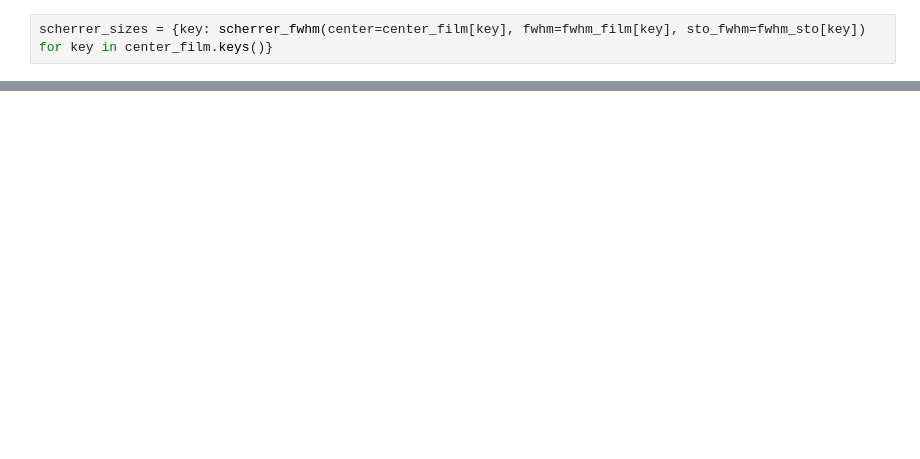
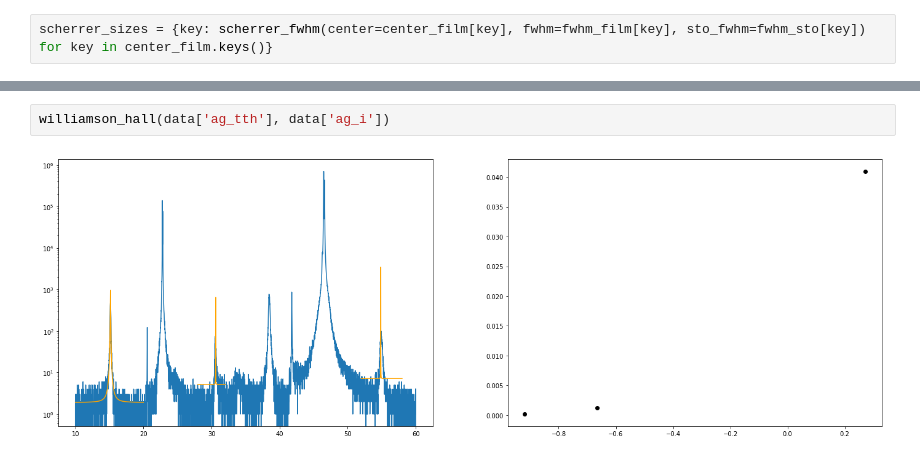
Before and after one commit to peytondmurray/YBCO, a Jupyter notebook: Workspace/Scherrer_Calculations.ipynb, the cells around one changed output, grey strips where cells are left out. Drawn from its saved outputs; the diff is of its cells as text; blank space fills up the shorter version.

```diff
--- a/Workspace/Scherrer_Calculations.ipynb
+++ b/Workspace/Scherrer_Calculations.ipynb
@@ -153,0 +207,4 @@ Text(0, 0.5, 'STO FWHM')
+# %%
+williamson_hall(data['ag_tth'], data['ag_i'])
+# %% [output]
+[figure, added]
```
Also changed, not shown: parts of 9 cells of this notebook, 1 other file.
